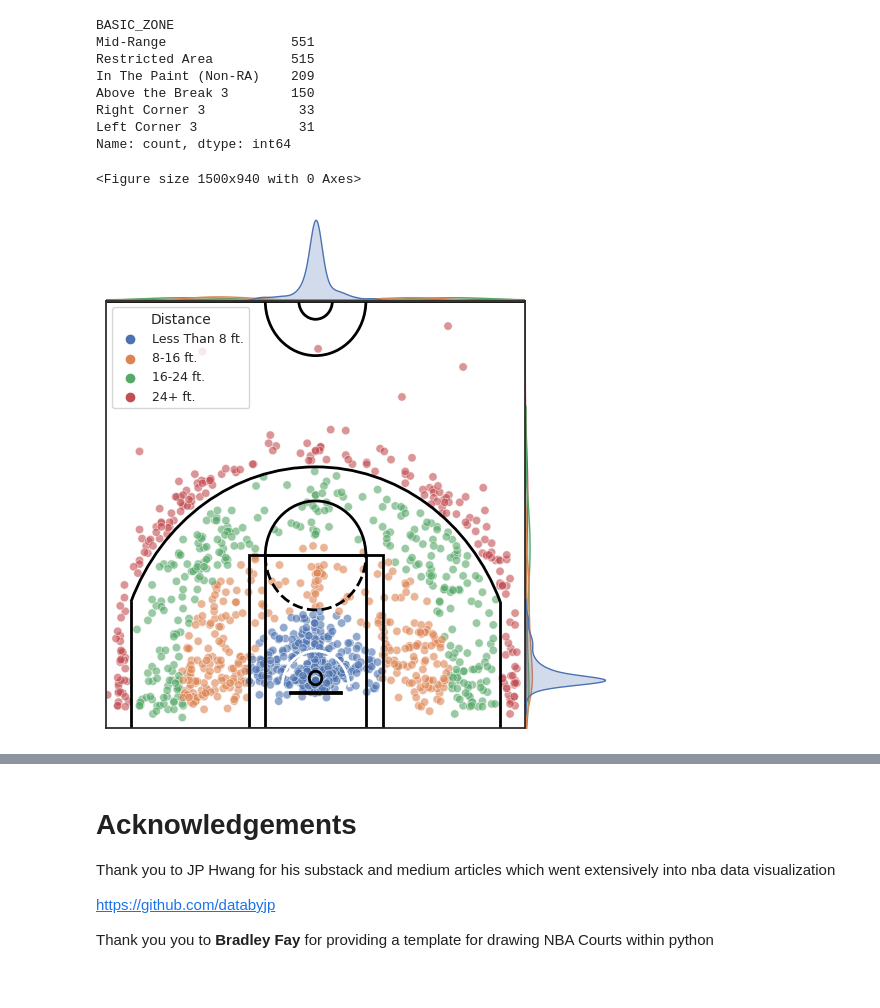
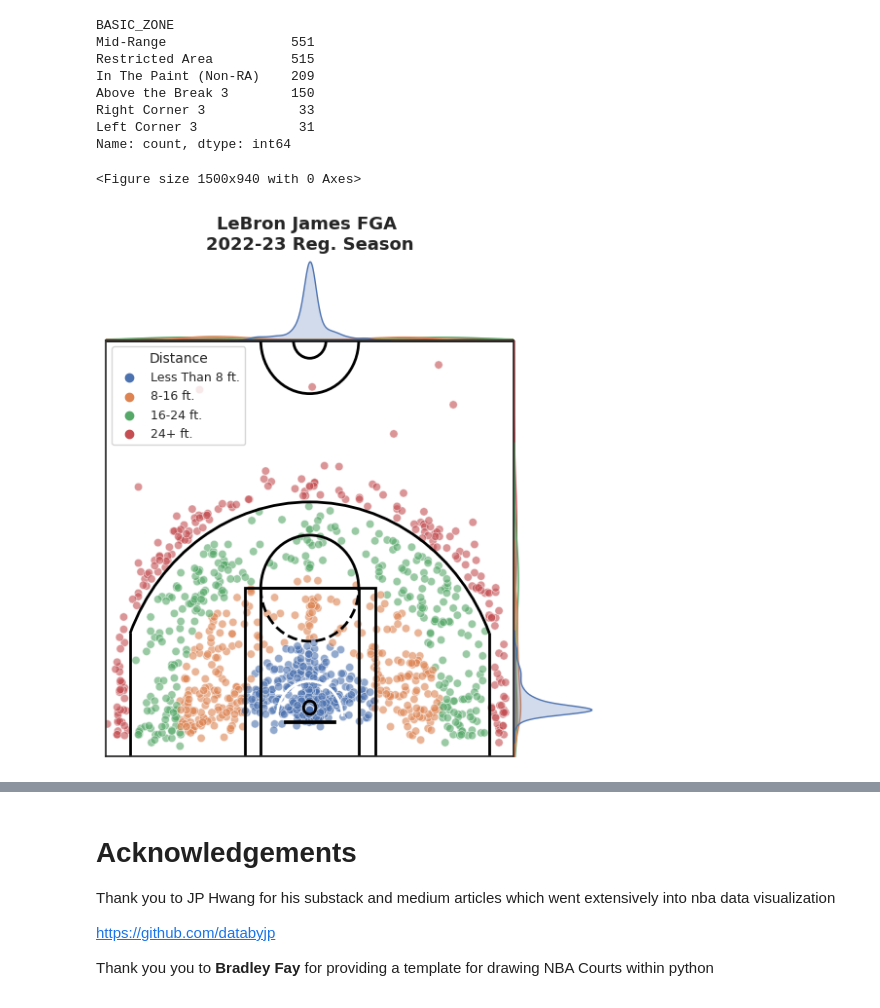
Before and after one commit to RafaelJMinaya/NBA-3Point-Shooting-Analysis, a Jupyter notebook: nba-3-point-shooting-evolution.ipynb, the cells around one changed output, grey strips where cells are left out. Saved outputs shown, nothing was run; the diff lists cells and outputs as text; code cells hidden in the pictures.

```diff
--- a/nba-3-point-shooting-evolution.ipynb
+++ b/nba-3-point-shooting-evolution.ipynb
@@ -604,39 +604,40 @@ sns.set_color_codes()
 plt.figure(figsize=(15,9.4))
 
 #Plotting
 ax = sns.jointplot(data = lebron_04,
                    x='LOC_X',
                    y='LOC_Y',
                    kind='scatter',
                    hue='ZONE_RANGE',
                    hue_order=['Less Than 8 ft.', '8-16 ft.', '16-24 ft.', '24+ ft.'],
                    space=0,
                    alpha=0.6)
 
 #Court and axes
 draw_court(outer_lines=True, color="black")
 cur_axes = plt.gca()
 cur_axes.axes.get_xaxis().set_visible(False)
 cur_axes.axes.get_yaxis().set_visible(False)
 plt.xlim(-250, 250)
 plt.ylim(0, 470)
 
-#Titleplt
-plt.title('Playoff Teams vs Non-Playoff Teams',
-          fontsize=10,
-          loc='left',
-          fontweight='bold')
+#Title
+plt.title('LeBron James FGA \n2022-23 Reg. Season',
+          fontsize=13,
+          loc='center',
+          fontweight='bold',
+          y=1.2)
 
 #Legend
 plt.legend(title='Distance',
           loc='upper left',
           title_fontsize= 10,
           fontsize = 9)
 
 plt.show()
 # %% [output]
 <Figure size 1500x940 with 0 Axes>
-[figure, old version]
+[figure, new version]
 # %%
 sns.set_style("white")
 sns.set_color_codes()
```
Also changed, not shown: parts of 1 cell of this notebook.
